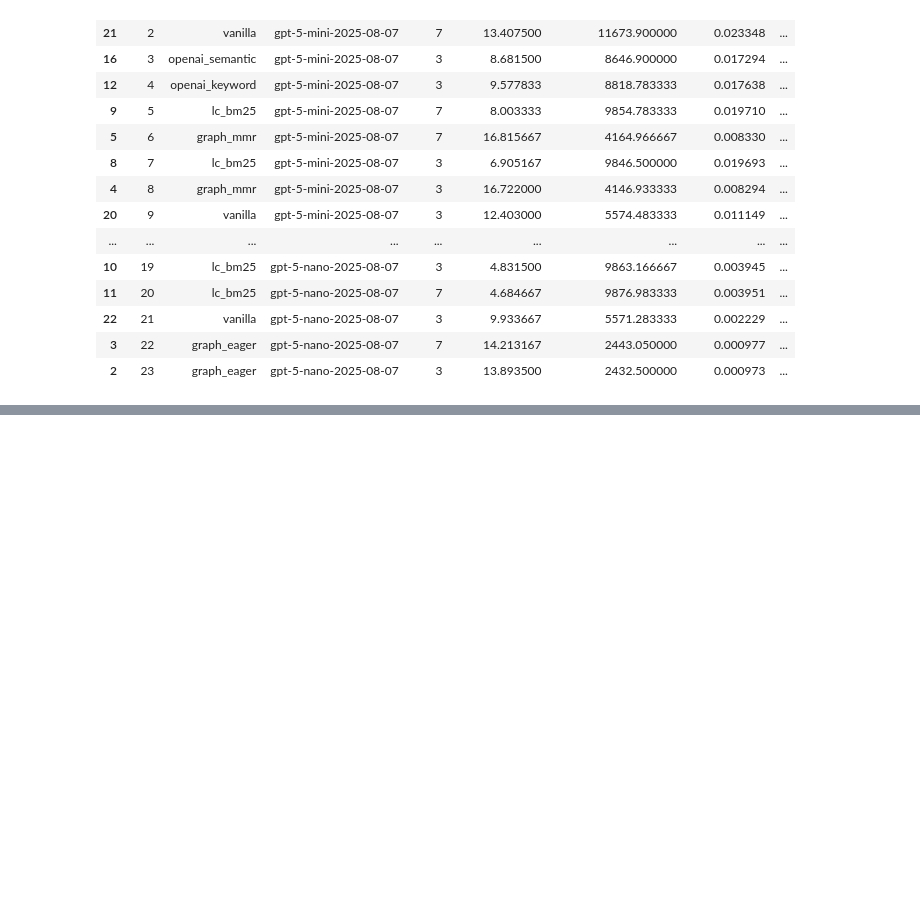
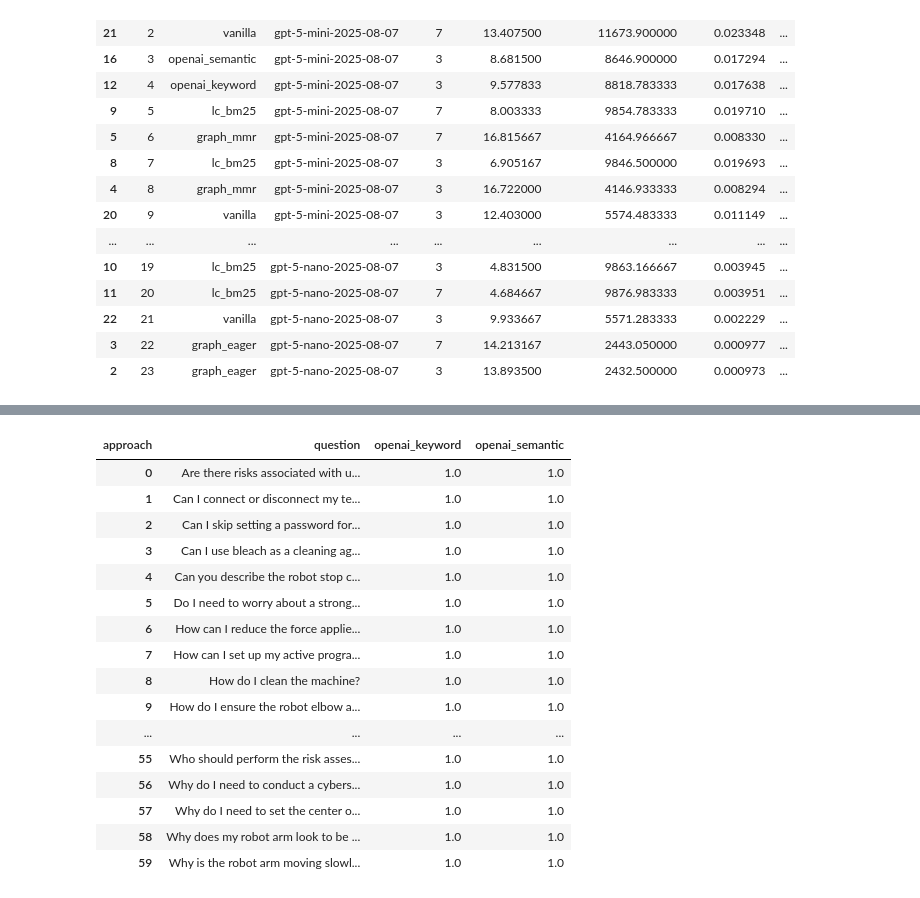
Before and after one commit to fryan2503/safety_rag_evaluation, a Jupyter notebook: code/notebooks/analysis.ipynb, the cells around one changed output, grey strips where cells are left out. Drawn from its saved outputs; the diff is of its cells as text; code cells hidden in the pictures; blank space fills up the shorter version.

```diff
--- a/code/notebooks/analysis.ipynb
+++ b/code/notebooks/analysis.ipynb
@@ -556,0 +647,82 @@ Ranked by Combined Correctness+Helpfulness+Price+Latency Score:
+# %%
+combo_1 = {
+    "approach": "openai_keyword",
+    "model": "gpt-5-mini-2025-08-07",
+    "top_k": 7,
+}
+combo_2 = {
+    "approach": "openai_semantic",
+    "model": "gpt-5-mini-2025-08-07",
+    "top_k": 3,
+}
+
+# --- Filter the main dataframe for just these groups ---
+compare_df = df[
+    ((df["approach"] == combo_1["approach"]) &
+     (df["model"] == combo_1["model"]) &
+     (df["top_k"] == combo_1["top_k"])) |
+    ((df["approach"] == combo_2["approach"]) &
+     (df["model"] == combo_2["model"]) &
+     (df["top_k"] == combo_2["top_k"]))
+].copy()
+
+print(f"Subset shape: {compare_df.shape}")
+print(compare_df[["approach", "model", "top_k"]].drop_duplicates())
+
+# --- Compute per-question correctness ---
+question_compare_df = (
+    compare_df.groupby(["question", "approach"])
+    .agg(
+        true_correctness_count=("judge_answer_correctness_vs_ref", "sum"),
+        total_correctness_count=("judge_answer_correctness_vs_ref", "count"),
+    )
+    .reset_index()
+)
+
+# Binary 1/0 correctness per question (100% = True)
+question_compare_df["is_correct"] = (
+    question_compare_df["true_correctness_count"]
+    / question_compare_df["total_correctness_count"]
+) == 1.0
+
+# --- Pivot into side-by-side comparison ---
+pivot_correct = question_compare_df.pivot_table(
+    index="question", columns="approach", values="is_correct"
+).reset_index()
+
+# Drop questions not answered by both
+pivot_correct = pivot_correct.dropna(subset=[combo_1["approach"], combo_2["approach"]])
+
+# --- Determine which approach "won" each question ---
+pivot_correct["winner"] = pivot_correct.apply(
+    lambda x: (
+        combo_1["approach"]
+        if (x[combo_1["approach"]] and not x[combo_2["approach"]])
+        else (combo_2["approach"]
+              if (x[combo_2["approach"]] and not x[combo_1["approach"]])
+              else "tie")
+    ),
+    axis=1,
+)
+
+# --- Split into categories ---
+questions_keyword_won = pivot_correct[pivot_correct["winner"] == combo_1["approach"]]
+questions_semantic_won = pivot_correct[pivot_correct["winner"] == combo_2["approach"]]
+questions_tied = pivot_correct[pivot_correct["winner"] == "tie"]
+
+# --- Display tables ---
+print(f"\n{combo_1['approach']} got right where {combo_2['approach']} missed:")
+display(questions_keyword_won[["question", combo_1["approach"], combo_2["approach"]]])
+
+print(f"\n{combo_2['approach']} got right where {combo_1['approach']} missed:")
+display(questions_semantic_won[["question", combo_1["approach"], combo_2["approach"]]])
+
+print(f"\nQuestions both got right or both missed:")
+display(questions_tied[["question", combo_1["approach"], combo_2["approach"]]])
+
+# --- Summary counts ---
+summary_counts = pivot_correct["winner"].value_counts().reset_index()
+summary_counts.columns = ["winner", "num_questions"]
+print("\nSummary of question-level outcomes:")
+display(summary_counts)
+# %% [output]
@@ -556,0 +744,17 @@ Ranked by Combined Correctness+Helpfulness+Price+Latency Score:
+| approach | question | openai_keyword | openai_semantic |
+| 0 | Are there risks associated with u... | 1.0 | 1.0 |
+| 1 | Can I connect or disconnect my te... | 1.0 | 1.0 |
+| 2 | Can I skip setting a password for... | 1.0 | 1.0 |
+| 3 | Can I use bleach as a cleaning ag... | 1.0 | 1.0 |
+| 4 | Can you describe the robot stop c... | 1.0 | 1.0 |
+| 5 | Do I need to worry about a strong... | 1.0 | 1.0 |
+| 6 | How can I reduce the force applie... | 1.0 | 1.0 |
+| 7 | How can I set up my active progra... | 1.0 | 1.0 |
+| 8 | How do I clean the machine? | 1.0 | 1.0 |
+| 9 | How do I ensure the robot elbow a... | 1.0 | 1.0 |
+| ... | ... | ... | ... |
+| 55 | Who should perform the risk asses... | 1.0 | 1.0 |
+| 56 | Why do I need to conduct a cybers... | 1.0 | 1.0 |
+| 57 | Why do I need to set the center o... | 1.0 | 1.0 |
+| 58 | Why does my robot arm look to be ... | 1.0 | 1.0 |
+| 59 | Why is the robot arm moving slowl... | 1.0 | 1.0 |
```
Also changed, not shown: parts of 8 cells of this notebook.
